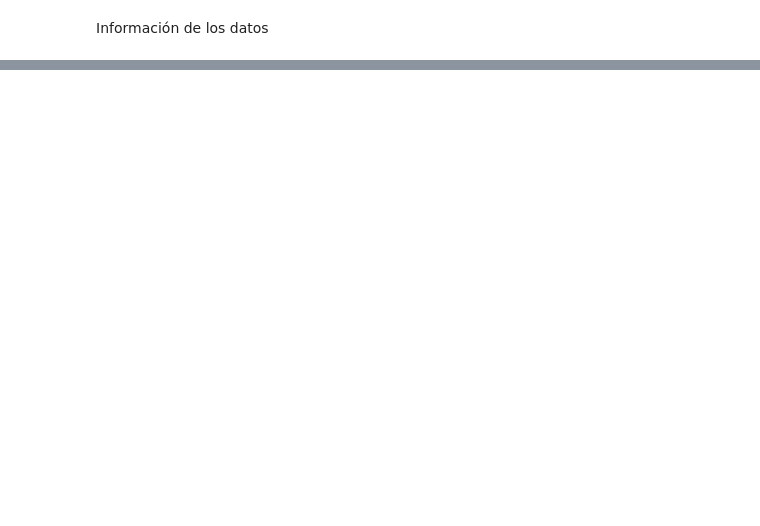
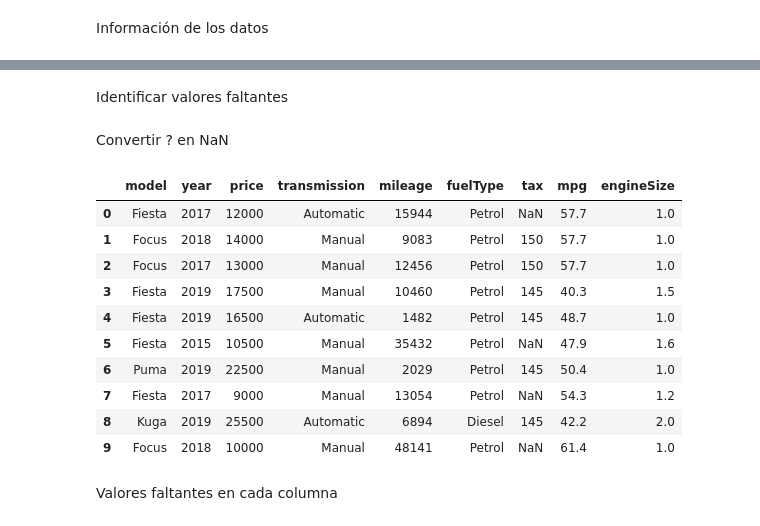
Before and after one commit to FranciscoJavierSG/TallerPython-Tarea2, a Jupyter notebook: Tarea2_Python.ipynb, the cells around one changed output, grey strips where cells are left out. Saved outputs shown, nothing was run; the diff lists cells and outputs as text; code cells hidden in the pictures; blank space fills up the shorter version.

```diff
--- a/Tarea2_Python.ipynb
+++ b/Tarea2_Python.ipynb
@@ -58 +61,25 @@ dtypes: float64(2), int64(4), object(3)
 memory usage: 1.2+ MB
+# %% [markdown]
+Identificar valores faltantes
+# %% [markdown]
+Convertir ? en NaN
+# %%
+import numpy as np
+
+# reemplazar "?" a NaN
+df.replace("?", np.nan, inplace = True)
+df.head(10)
+# %% [output]
+|  | model | year | price | transmission | mileage | fuelType | tax | mpg | engineSize |
+| 0 | Fiesta | 2017 | 12000 | Automatic | 15944 | Petrol | NaN | 57.7 | 1.0 |
+| 1 | Focus | 2018 | 14000 | Manual | 9083 | Petrol | 150 | 57.7 | 1.0 |
+| 2 | Focus | 2017 | 13000 | Manual | 12456 | Petrol | 150 | 57.7 | 1.0 |
+| 3 | Fiesta | 2019 | 17500 | Manual | 10460 | Petrol | 145 | 40.3 | 1.5 |
+| 4 | Fiesta | 2019 | 16500 | Automatic | 1482 | Petrol | 145 | 48.7 | 1.0 |
+| 5 | Fiesta | 2015 | 10500 | Manual | 35432 | Petrol | NaN | 47.9 | 1.6 |
+| 6 | Puma | 2019 | 22500 | Manual | 2029 | Petrol | 145 | 50.4 | 1.0 |
+| 7 | Fiesta | 2017 | 9000 | Manual | 13054 | Petrol | NaN | 54.3 | 1.2 |
+| 8 | Kuga | 2019 | 25500 | Automatic | 6894 | Diesel | 145 | 42.2 | 2.0 |
+| 9 | Focus | 2018 | 10000 | Manual | 48141 | Petrol | NaN | 61.4 | 1.0 |
+# %% [markdown]
+Valores faltantes en cada columna
```
Also changed, not shown: parts of 21 cells of this notebook, 2 other files.
